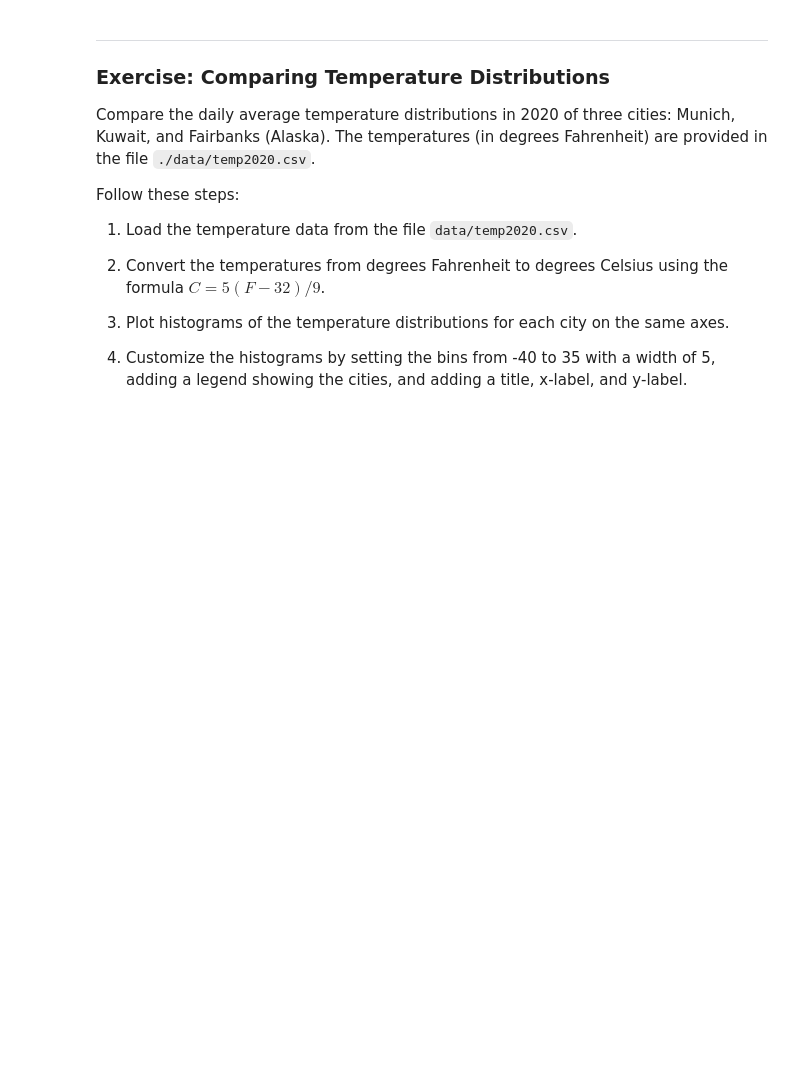
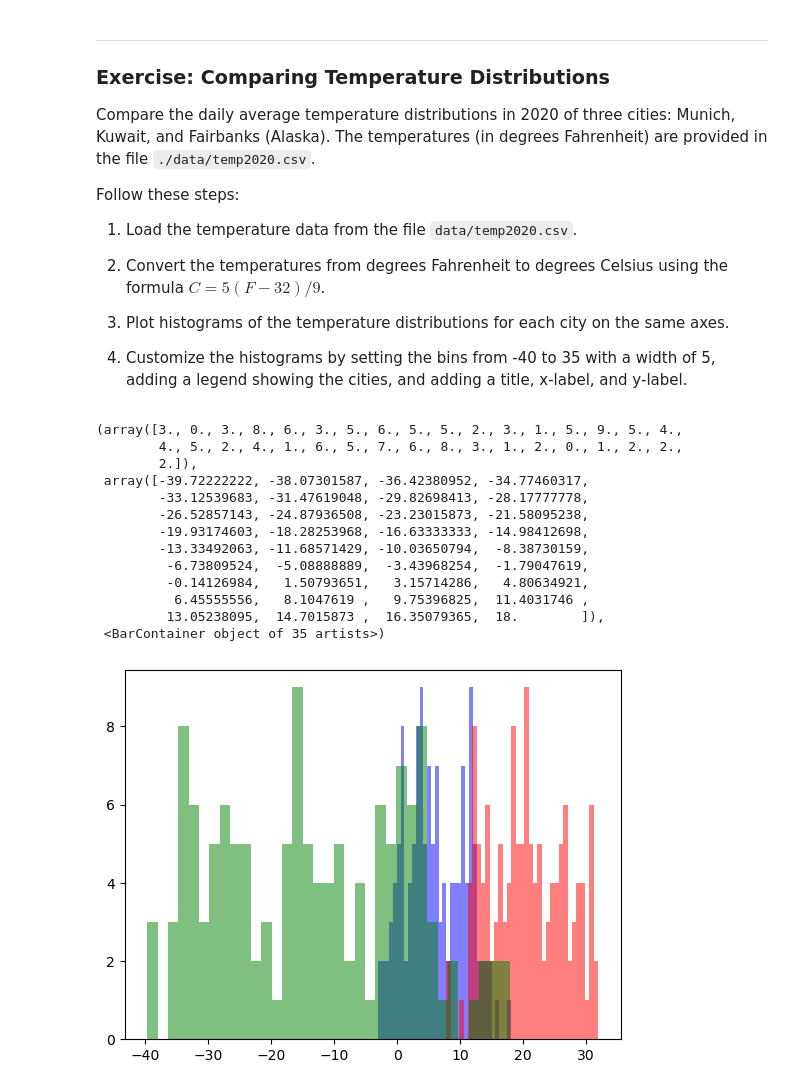
Before and after one commit to 42p4r4gu2/SecondSemester, a Jupyter notebook: PGKI/Assignments/ue10/03_programming.ipynb, the cells around one changed output. Saved outputs shown, nothing was run; the diff lists cells and outputs as text; code cells hidden in the pictures; blank space fills up the shorter version.

```diff
--- a/PGKI/Assignments/ue10/03_programming.ipynb
+++ b/PGKI/Assignments/ue10/03_programming.ipynb
@@ -64,3 +81,28 @@ Follow these steps:
+# %%
+# code
+data = np.loadtxt("./data/FKM_2020.csv", skiprows=1, delimiter=",") #Munich, kuwait, fairbanks
+
+vec_lambda = np.vectorize(lambda x: 5*(x-32)/9)
+data = vec_lambda(data)
+
+plt.hist(data[:,0], bins=35, color="blue", alpha = 0.5)
+plt.hist(data[:,1], bins=35, color="red", alpha=0.5)
+plt.hist(data[:,2], bins=35, color="green", alpha=0.5)
+# %% [output]
+(array([3., 0., 3., 8., 6., 3., 5., 6., 5., 5., 2., 3., 1., 5., 9., 5., 4.,
+        4., 5., 2., 4., 1., 6., 5., 7., 6., 8., 3., 1., 2., 0., 1., 2., 2.,
+        2.]),
+ array([-39.72222222, -38.07301587, -36.42380952, -34.77460317,
+        -33.12539683, -31.47619048, -29.82698413, -28.17777778,
+        -26.52857143, -24.87936508, -23.23015873, -21.58095238,
+        -19.93174603, -18.28253968, -16.63333333, -14.98412698,
+        -13.33492063, -11.68571429, -10.03650794,  -8.38730159,
+         -6.73809524,  -5.08888889,  -3.43968254,  -1.79047619,
+         -0.14126984,   1.50793651,   3.15714286,   4.80634921,
+          6.45555556,   8.1047619 ,   9.75396825,  11.4031746 ,
+         13.05238095,  14.7015873 ,  16.35079365,  18.        ]),
+ <BarContainer object of 35 artists>)
+[figure, added]
 # %% [markdown]
 ---
 ### Exercise: Creating a Pairwise Scatter Plot of the Pima Indians Diabetes Dataset
```
Also changed, not shown: parts of 10 cells of this notebook, 7 other files.
